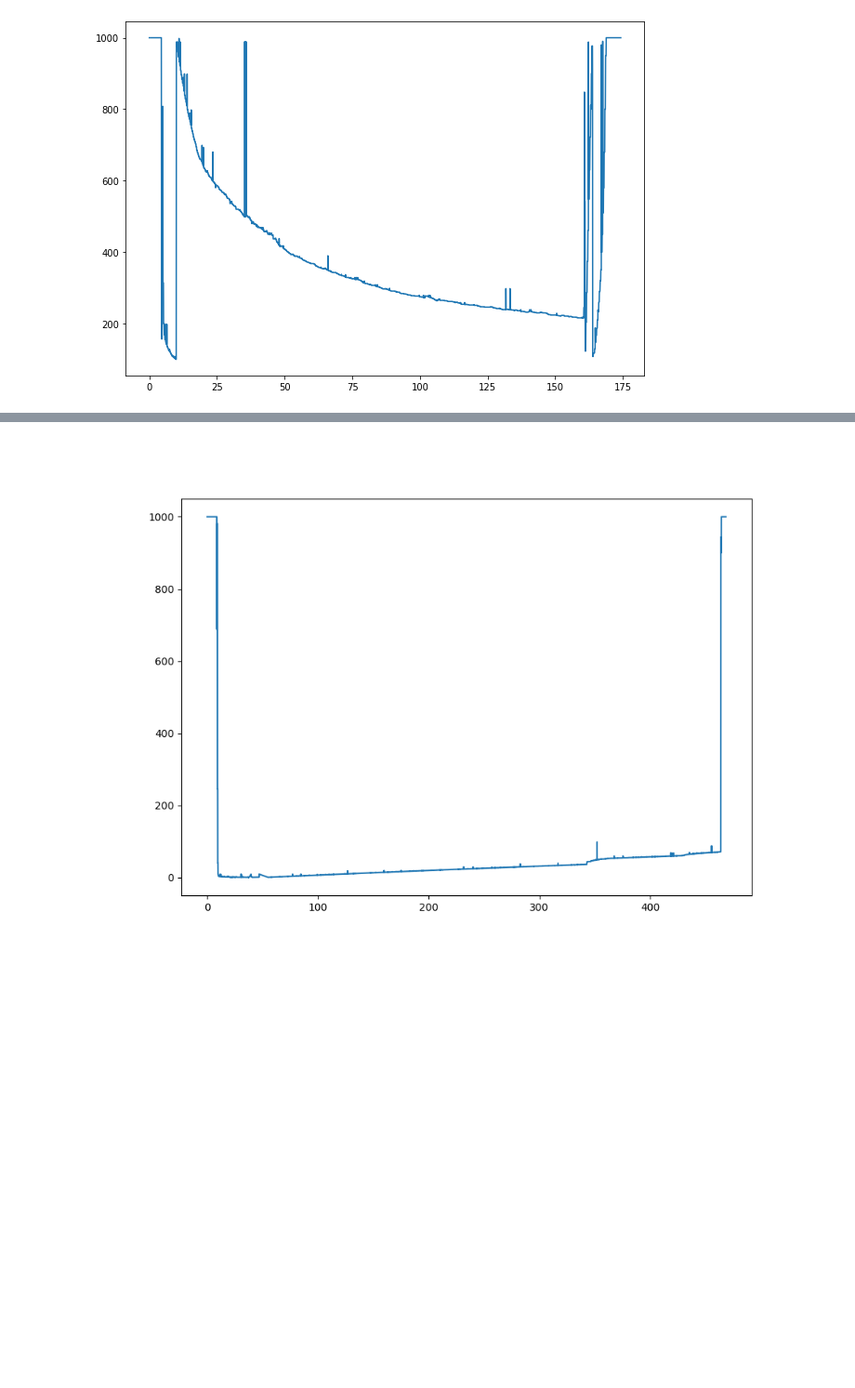
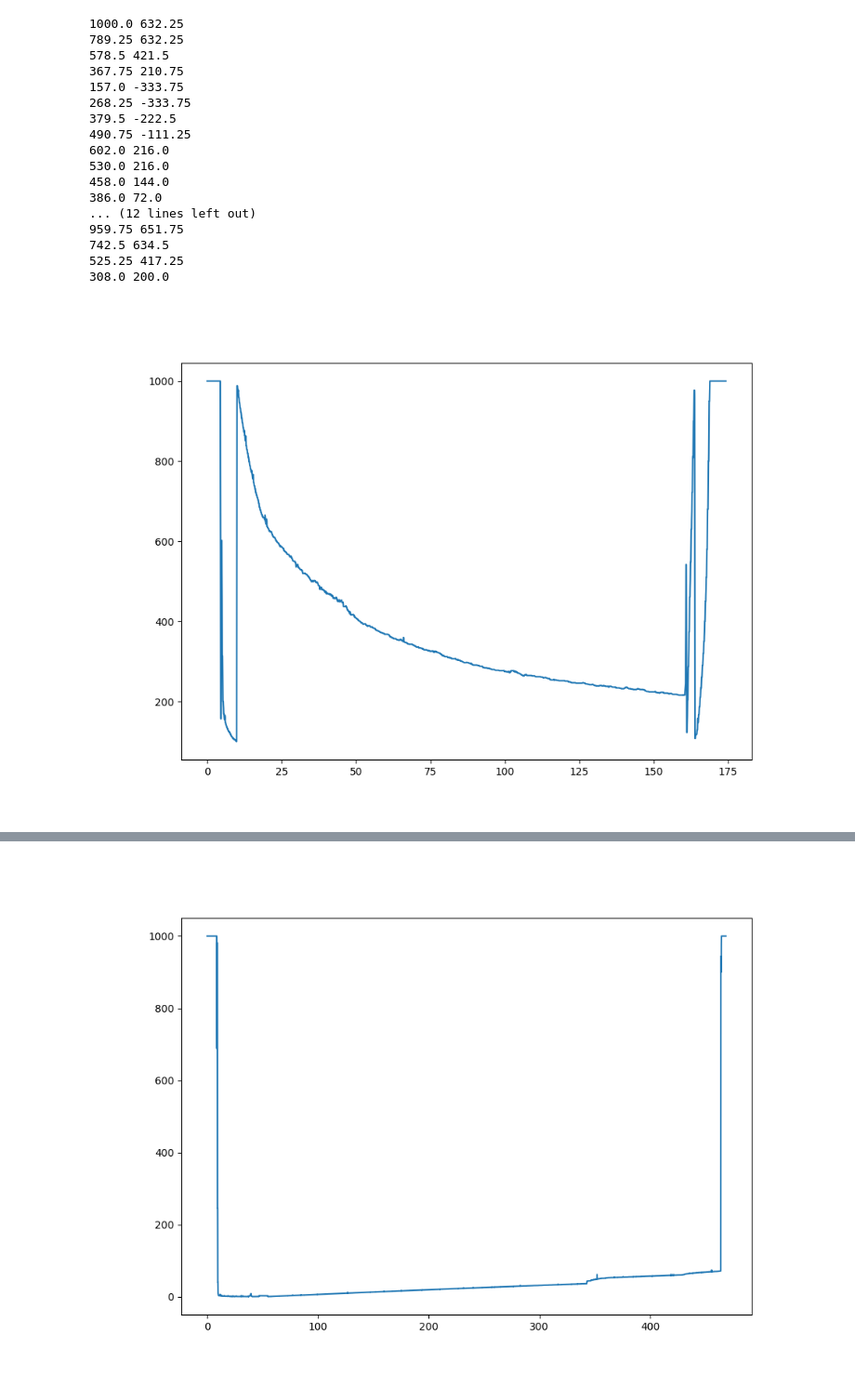
Before and after one commit to sitandr/lab, a Jupyter notebook: vacuum cleaner/grapher.ipynb, the cells around one changed output, grey strips where cells are left out. Shown at 93% size. Cells and saved outputs as stored; diff of their text form; code cells hidden in the pictures; blank space fills up the shorter version.

```diff
--- a/vacuum cleaner/grapher.ipynb
+++ b/vacuum cleaner/grapher.ipynb
@@ -20,7 +21,28 @@ def real_num(s, prev=None, allow_pow=True):
 
     return float(s)
 
-def plot_measure(name):
+def second_filter(x, y):
+    for i in range(1, len(x) - 1):
+        if abs(y[i] - y[i - 1]) > 50 and abs(y[i] - y[i + 1]) > 50 and (y[i] - y[i + 1]) * (y[i] - y[i - 1]) > 0:
+            y[i] = float('NaN')
+            #print("!")
+        #if abs(y[i] - y[i - 1]) != 0.0: print(abs(y[i] - y[i - 1]), abs(y[i] - y[i + 1]), (y[i] - y[i + 1]) * (y[i] - y[i - 1]))
+    mask = y == y
+    return x[mask], y[mask]
+
+def order_swap(y, order):
+    curr_order = 0
+    for i in range(3, len(y) - 3):
+        if abs(y[i] - y[i + 1]) > 50: print(y[i], y[i] - y[i + 3])
+        if abs(y[i] - y[i + 1]) > 200:
+            # print('!')
+            y[i] /= 10**curr_order
+            # curr_order = order.pop()
+        else:
+            y[i] /= 10**curr_order
+    return y
+
+def plot_measure(name, order = None):
     d = pd.read_csv(f"data/{name}.csv", delimiter=";", comment = "#", header=None)
     data = np.array([d[0], d[1]])
 
@@ -33,9 +55,31 @@ def plot_measure(name):
         return time[mask], p[mask]
 
     data = filter_bad(data[0], data[1])
-    plt.plot(data[0], data[1])
+    x, y = second_filter(*data)
+    y = uniform_filter1d(y, 4)
+    if order is not None:
+        y = order_swap(y, order)
+    plt.plot(x, y)
 # %%
-plot_measure('IMG_5566')
+%matplotlib widget
+plot_measure('IMG_5566', {4.75: 10**-1, })
 # %% [output]
+1000.0 632.25
+789.25 632.25
+578.5 421.5
+367.75 210.75
+157.0 -333.75
+268.25 -333.75
+379.5 -222.5
+490.75 -111.25
+602.0 216.0
+530.0 216.0
+458.0 144.0
+386.0 72.0
+... (12 lines left out)
+959.75 651.75
+742.5 634.5
+525.25 417.25
+308.0 200.0
-[figure, old version]
+[figure, new version]
 # %%
```
Also changed, not shown: parts of 6 cells of this notebook, 4 other files.
